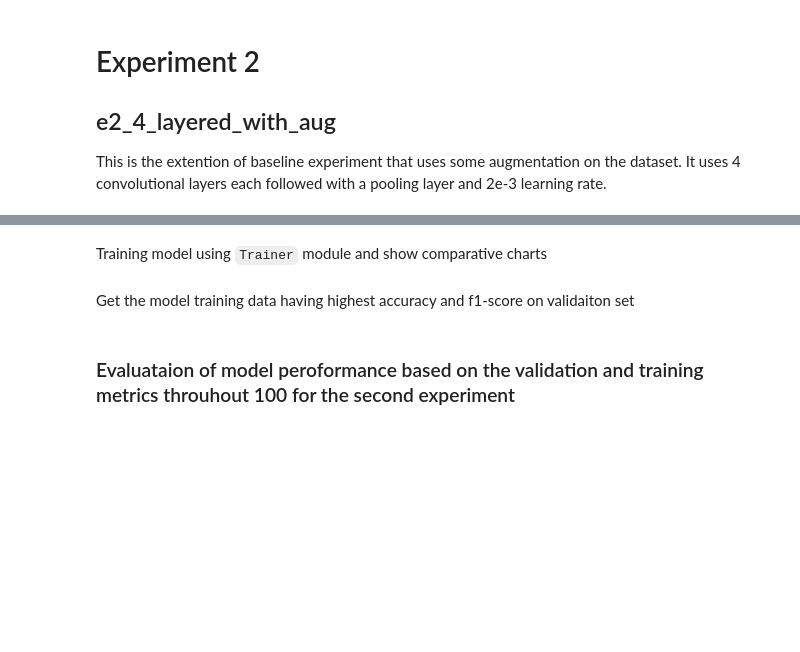
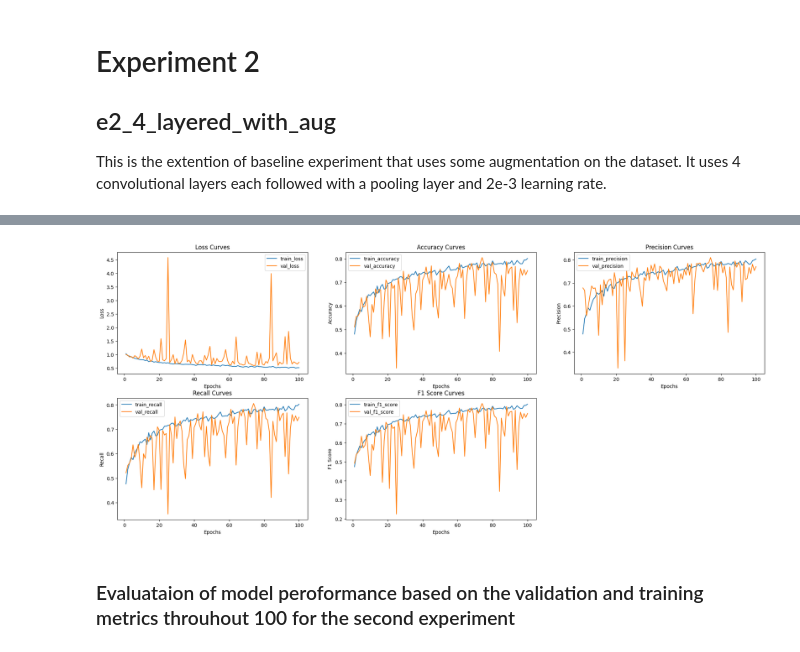
Before and after one commit to tikadatta2005/efficient-surveillance-system-research, a Jupyter notebook: CSC60904_0381137_INDVASGNMT.ipynb, the cells around one changed output, grey strips where cells are left out. Cells and saved outputs as stored; diff of their text form; code cells hidden in the pictures; blank space fills up the shorter version.

```diff
--- a/CSC60904_0381137_INDVASGNMT.ipynb
+++ b/CSC60904_0381137_INDVASGNMT.ipynb
@@ -389,8 +412,7 @@ transform_aug = transforms.Compose([
 ])
 # training dataset
 train_dataset_aug = datasets.ImageFolder(
-    "./datasets/train",
-    transform=transform_aug
+    "./datasets/train",transform_aug
 )
 # loads labeled data from folder and applies transformation
 train_aug = DataLoader(
@@ -407,6 +429,8 @@ train_aug = DataLoader(
 
 This is the extention of baseline experiment that uses some augmentation on the dataset. It uses 4 convolutional layers each followed with a pooling layer and 2e-3 learning rate.
 # %%
+torch.manual_seed(40)
+
 # initialize new Architecture
 model_e2 = Architecture()
 
@@ -426,7 +450,6 @@ model_e2.add(
     nn.ReLU(),
     # Output Layer
     nn.Linear(128, 3),
-    nn.ReLU()
 )
 
 # calculate parameters
@@ -438,3 +461,24 @@ path = "./exp/e2_4_layers_aug"
 
 # optimizer
 optimizer = torch.optim.SGD(model_e2.parameters(), lr=2e-3)
+# train model
+trainer = Trainer(
+    model_e2,
+    train_aug,
+    val,
+    optimizer,
+    "cuda",
+    criterion
+)
+e2_metrics = trainer.fit(100, path, 1);
+
+# show chart comparing metrics
+gen_line_charts(e2_metrics, path, "training_metrics_graph.png", ["train_", "val_"])
+
+# find the best model
+find_best_models(e2_metrics)
+
+# clean up
+del model_e2, optimizer, trainer
+torch.cuda.empty_cache()
+# %% [output]
@@ -441,2 +502 @@ optimizer = torch.optim.SGD(model_e2.parameters(), lr=2e-3)
+[figure, added]
-# %% [markdown]
-Training model using `Trainer` module and show comparative charts
@@ -457,2 +502,0 @@ gen_line_charts(e2_metrics, path, "training_metrics_graph.png", ["train_", "val_
-# %% [markdown]
-Get the model training data having highest accuracy and f1-score on validaiton set
```
Also changed, not shown: parts of 36 cells of this notebook, 15 other files.
